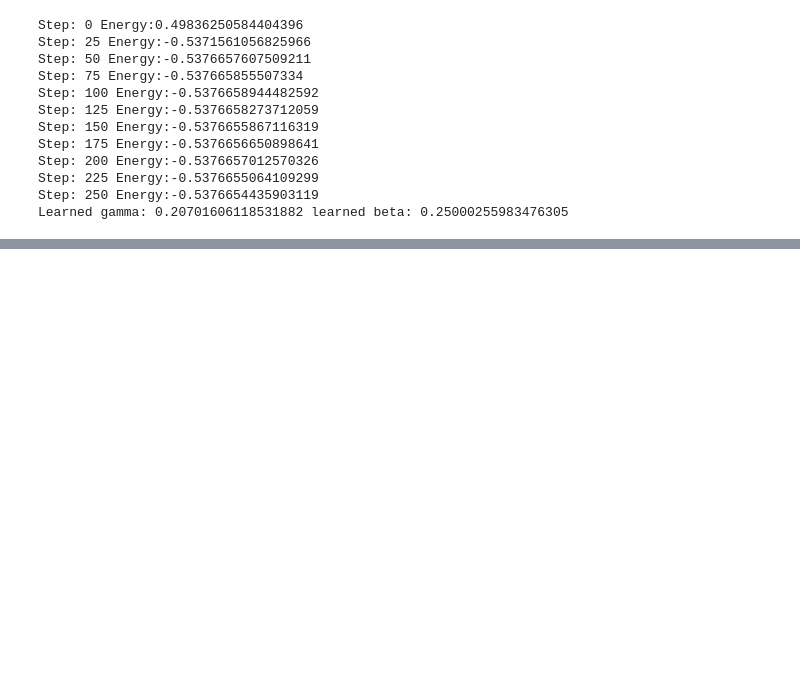
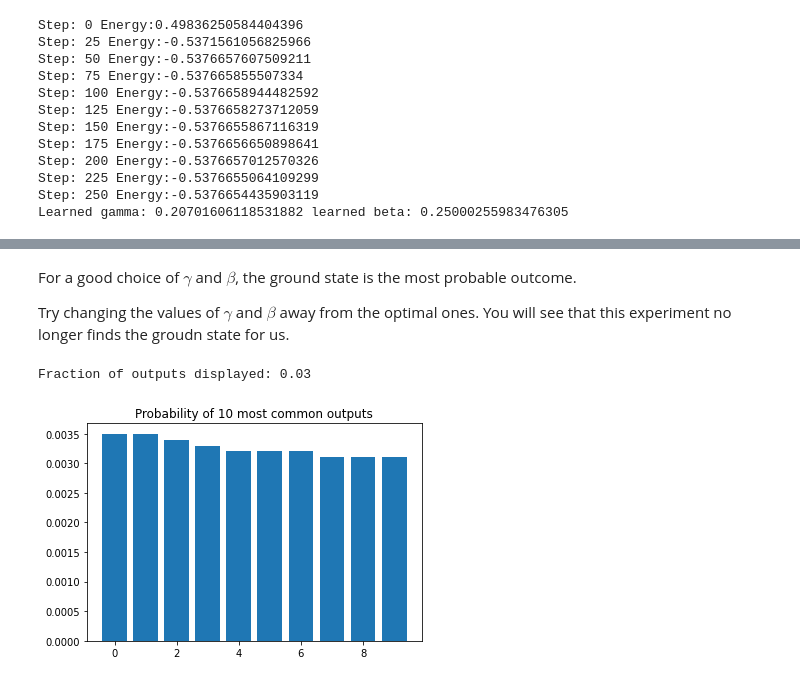
Before and after one commit to TR160qg/Learning_Cirq, a Jupyter notebook: Cirq_1st.ipynb, the cells around one changed output, grey strips where cells are left out. Saved outputs shown, nothing was run; the diff lists cells and outputs as text; code cells hidden in the pictures; blank space fills up the shorter version.

```diff
--- a/Cirq_1st.ipynb
+++ b/Cirq_1st.ipynb
@@ -964,0 +1041,28 @@ We've optimized our paraeters. How well did we do?
+# %% [markdown]
+For a good choice of $\gamma$ and $\beta$, the ground state is the most probable outcome.
+
+Try changing the values of $\gamma$ and $\beta$ away from the optimal ones. You will see that this experiment no longer finds the groudn state for us.
+# %%
+num_reps = 10**4 # try different repetition times
+gamma, beta = 1.0, 1.0 # try different values of the parameters
+
+simulator = cirq.Simulator()
+
+params = cirq.ParamResolver({'g':gamma, 'b':beta})
+
+result = simulator.run(measurement_circuit, param_resolver=params, repetitions=num_reps)
+
+hist = result.histogram(key='m')
+num = 10
+probs = [v/result.repetitions for _,v in hist.most_common(num)]
+configs = [c for c,_ in hist.most_common(num)]
+
+
+print('Fraction of outputs displayed: {}'.format(np.sum(probs).round(2)))
+
+plt.title('Probability of {} most common outputs'.format(num))
+plt.bar([x for x in range(len(probs))], probs)
+plt.show()
+# %% [output]
+Fraction of outputs displayed: 0.03
+[figure, added]
```
Also changed, not shown: parts of 13 cells of this notebook.
